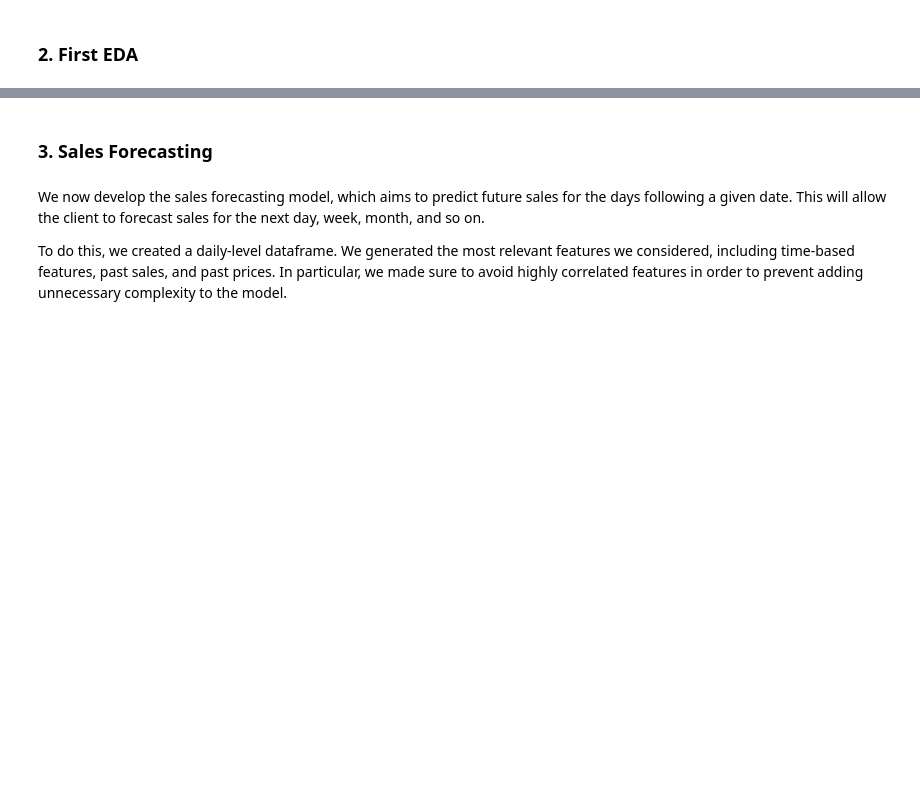
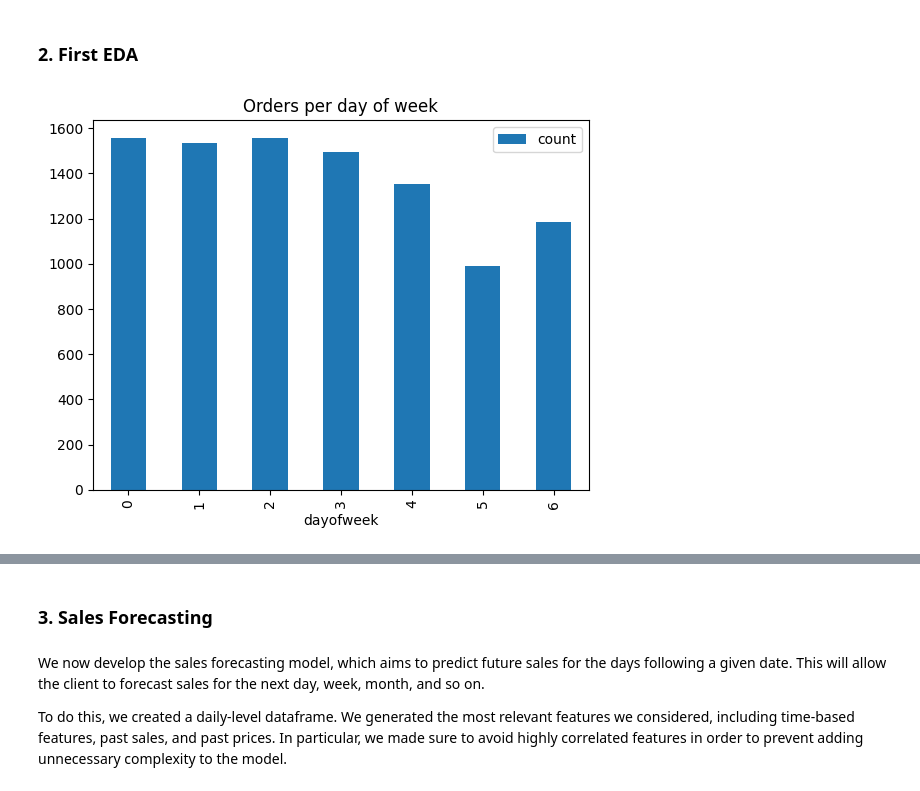
Before and after one commit to joseprs/MetyisProgrammingChallenge, a Jupyter notebook: regression.ipynb, the cells around one changed output, grey strips where cells are left out. Drawn from its saved outputs; the diff is of its cells as text; code cells hidden in the pictures; blank space fills up the shorter version.

```diff
--- a/regression.ipynb
+++ b/regression.ipynb
@@ -95,4 +111,13 @@ df = df[df["product_category_name"]== "health_beauty"]
 # %% [markdown]
 ### 2. First EDA
 # %%
-# TODO: EDA a nivel global
+# plotting orders per day of wee
+df_dayorder = df[["order_purchase", "order_id"]].copy()
+df_dayorder.index = pd.to_datetime(df["order_purchase"])
+df_dayorder["dayofweek"] = df_dayorder.index.dayofweek
+df_day = df_dayorder[["dayofweek", "order_purchase"]].groupby("dayofweek").agg(count=("order_purchase", "count"))
+df_day.plot(kind="bar")
+plt.title("Orders per day of week")
+plt.show()
+# %% [output]
+[figure, added]
```
Also changed, not shown: parts of 5 cells of this notebook, 1 other file.
